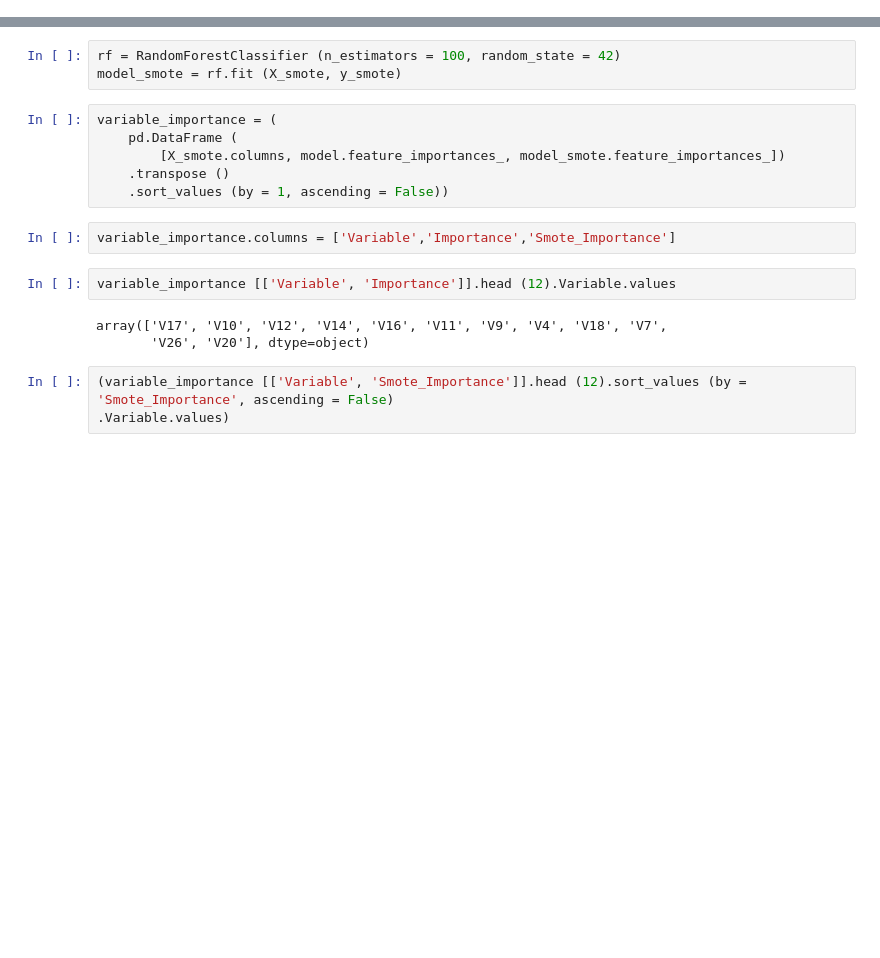
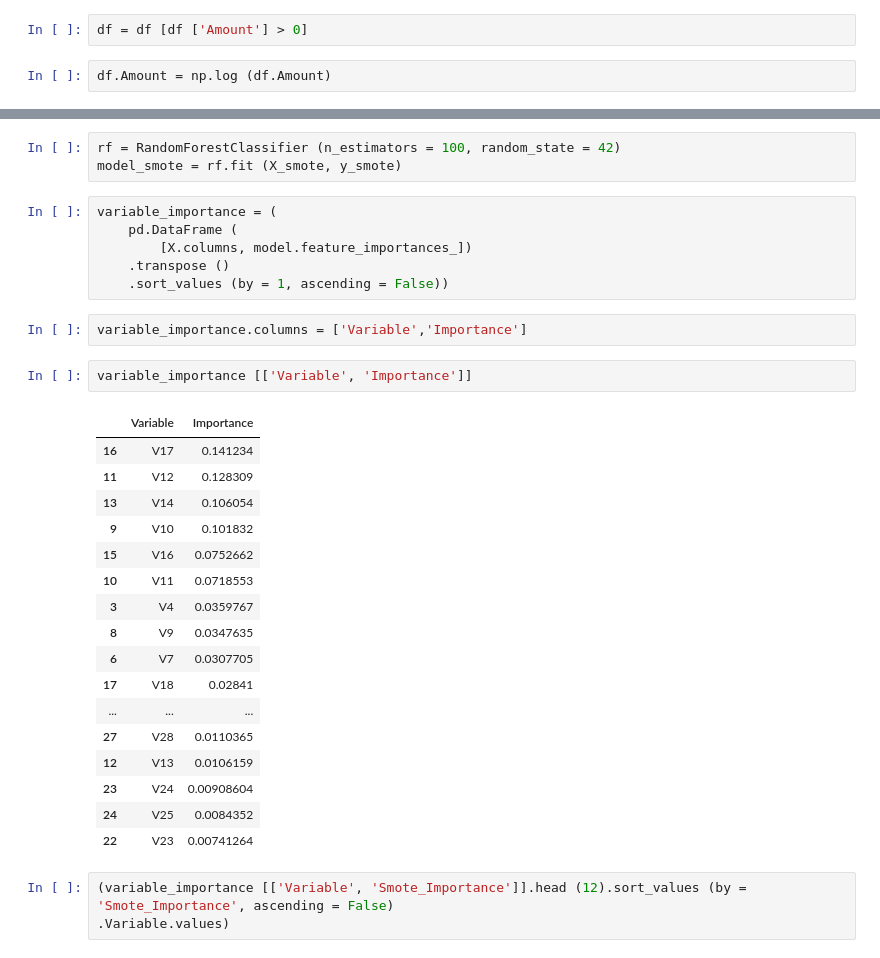
Before and after one commit to llyjam001/CreditCardFraud, a Jupyter notebook: creditcardfraud/notebooks/James/james_lloyd_variable_importance.ipynb, the cells around one changed output, grey strips where cells are left out. Saved outputs shown, nothing was run; the diff lists cells and outputs as text; blank space fills up the shorter version.

```diff
--- a/creditcardfraud/notebooks/James/james_lloyd_variable_importance.ipynb
+++ b/creditcardfraud/notebooks/James/james_lloyd_variable_importance.ipynb
@@ -5,5 +6,9 @@ import pandas as pd
 # %%
 df = pd.read_csv ('../../data/creditcard_v2.csv')
+# %%
+df = df [df ['Amount'] > 0]
+# %%
+df.Amount = np.log (df.Amount)
 # %%
 df_smote = pd.read_csv ('../../data/creditcard_train.csv')
 # %% [markdown]
@@ -25,16 +30,31 @@ model_smote = rf.fit (X_smote, y_smote)
 # %%
 variable_importance = (
     pd.DataFrame (
-        [X_smote.columns, model.feature_importances_, model_smote.feature_importances_])
+        [X.columns, model.feature_importances_])
     .transpose ()
     .sort_values (by = 1, ascending = False))
 # %%
-variable_importance.columns = ['Variable','Importance','Smote_Importance']
+variable_importance.columns = ['Variable','Importance']
 # %%
-variable_importance [['Variable', 'Importance']].head (12).Variable.values
+variable_importance [['Variable', 'Importance']]
 # %% [output]
-array(['V17', 'V10', 'V12', 'V14', 'V16', 'V11', 'V9', 'V4', 'V18', 'V7',
-       'V26', 'V20'], dtype=object)
+|  | Variable | Importance |
+| 16 | V17 | 0.141234 |
+| 11 | V12 | 0.128309 |
+| 13 | V14 | 0.106054 |
+| 9 | V10 | 0.101832 |
+| 15 | V16 | 0.0752662 |
+| 10 | V11 | 0.0718553 |
+| 3 | V4 | 0.0359767 |
+| 8 | V9 | 0.0347635 |
+| 6 | V7 | 0.0307705 |
+| 17 | V18 | 0.02841 |
+| ... | ... | ... |
+| 27 | V28 | 0.0110365 |
+| 12 | V13 | 0.0106159 |
+| 23 | V24 | 0.00908604 |
+| 24 | V25 | 0.0084352 |
+| 22 | V23 | 0.00741264 |
 # %%
 (variable_importance [['Variable', 'Smote_Importance']].head (12).sort_values (by = 'Smote_Importance', ascending = False)
 .Variable.values)
```
Also changed, not shown: parts of 1 cell of this notebook, 2 other files.
